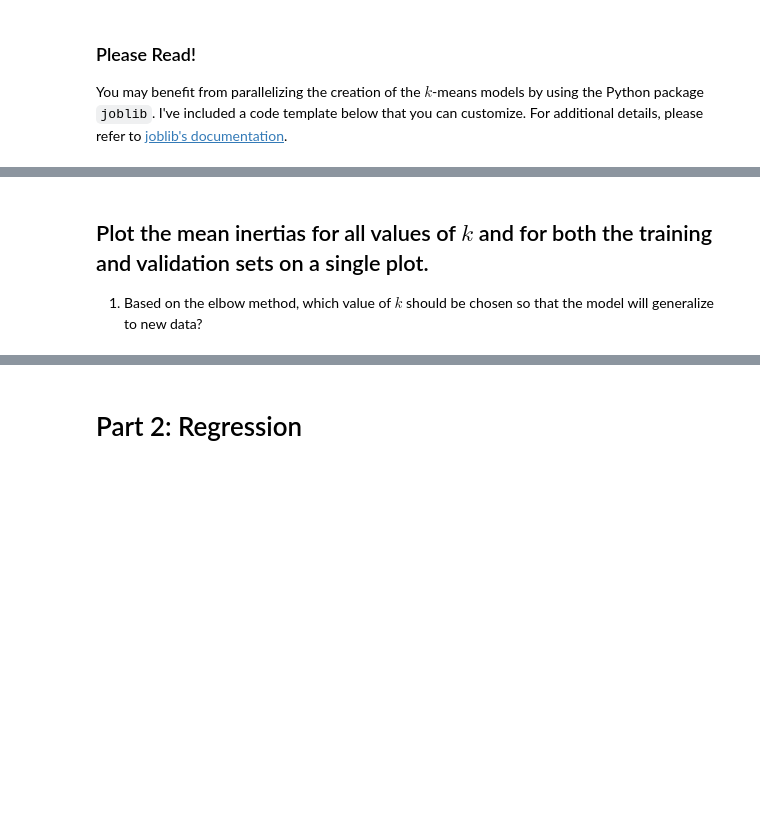
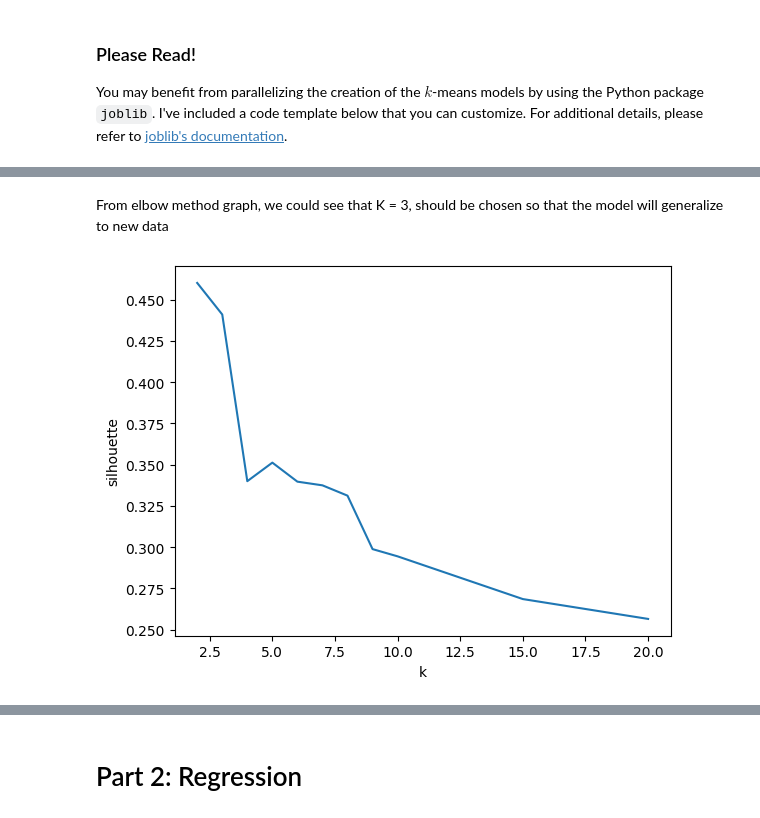
Before and after one commit to radio4444/Project-2, a Jupyter notebook: Project 2 - my version.ipynb, the cells around one changed output, grey strips where cells are left out. Cells and saved outputs as stored; diff of their text form; code cells hidden in the pictures; blank space fills up the shorter version.

```diff
--- a/Project 2 - my version.ipynb
+++ b/Project 2 - my version.ipynb
@@ -300,3 +270,15 @@ IndexError: invalid index to scalar variable.
-# %% [markdown]
-## Plot the mean inertias for all values of $k$ and for both the training and validation sets on a single plot.
-1. Based on the elbow method, which value of $k$ should be chosen so that the model will generalize to new data?
+# %% [markdown]
+From elbow method graph, we could see that K = 3, should be chosen so that the model will generalize to new data
+# %%
+from sklearn.metrics import silhouette_score
+
+silhouette_list = []
+for i in range(len(k_values)):
+    silhouette_list.append(silhouette_score(forest_validation_proj_scaled, forest_validation_predict[i]))
+
+plt.plot(k_values, silhouette_list)
+plt.xlabel('k')
+plt.ylabel('silhouette')
+plt.show()
+# %% [output]
+[figure, added]
```
Also changed, not shown: parts of 28 cells of this notebook.
